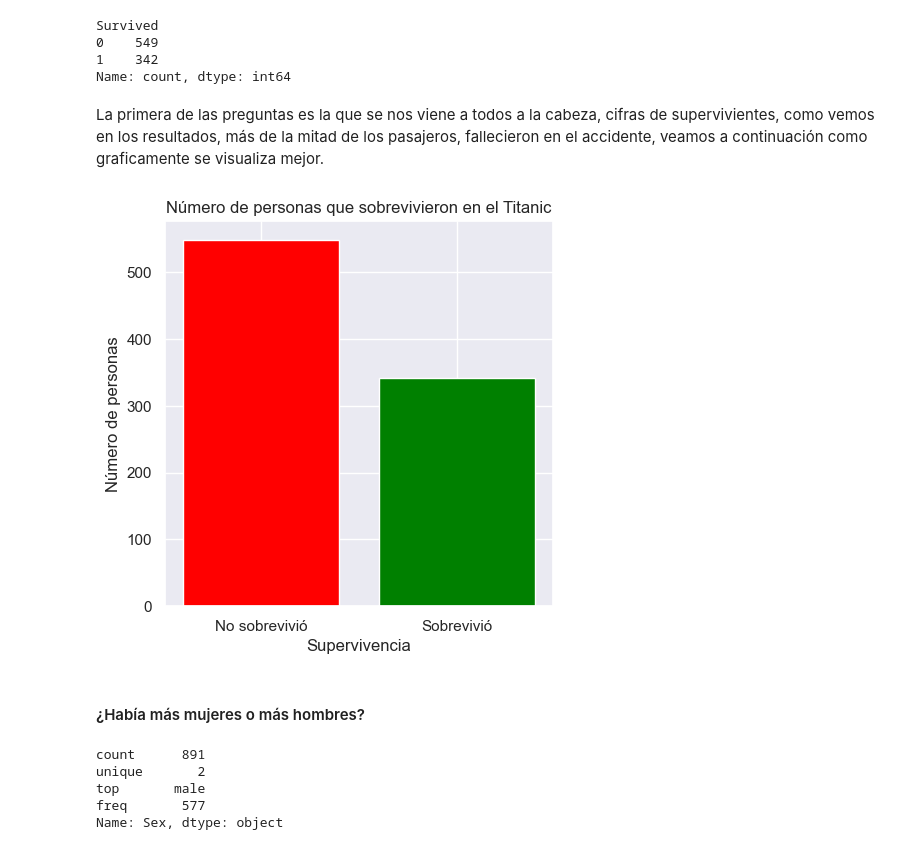
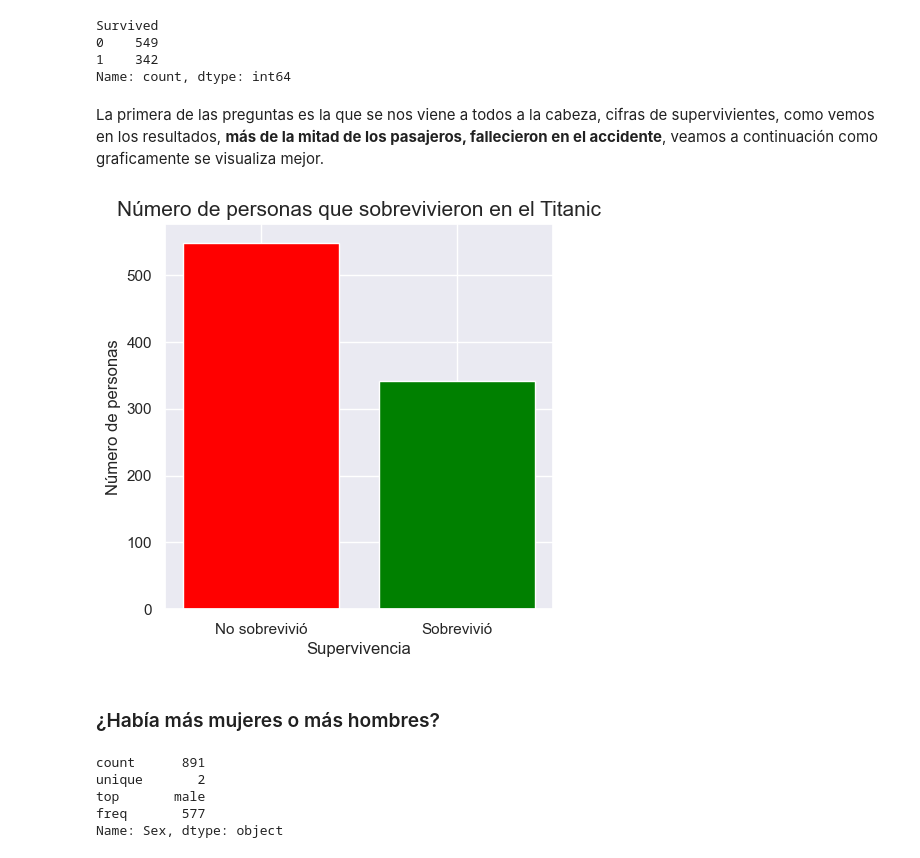
Before and after one commit to JaimeVecina/Ejercicio_Titanic_Proyecto, a Jupyter notebook: Ejercicio_Titanic.ipynb, the cells around one changed output. Drawn from its saved outputs; the diff is of its cells as text; code cells hidden in the pictures.

```diff
--- a/Ejercicio_Titanic.ipynb
+++ b/Ejercicio_Titanic.ipynb
@@ -302,23 +284,23 @@ Survived
 1    342
 Name: count, dtype: int64
 # %% [markdown]
-La primera de las preguntas es la que se nos viene a todos a la cabeza, cifras de supervivientes, como vemos en los resultados, más de la mitad de los pasajeros, fallecieron en el accidente, veamos a continuación como graficamente se visualiza mejor.
+La primera de las preguntas es la que se nos viene a todos a la cabeza, cifras de supervivientes, como vemos en los resultados, **más de la mitad de los pasajeros, fallecieron en el accidente**, veamos a continuación como graficamente se visualiza mejor.
 # %%
 # Crear un gráfico de barras para reflejarlo de maneras más fácil y visual
 supervivientes = df['Survived'].value_counts()
 supervivientes_columnas = ['No sobrevivió', 'Sobrevivió']
 
 plt.figure(figsize=(5, 5)) # Tamaño uniforme
 plt.bar(supervivientes_columnas, supervivientes, color=['red', 'green']) # Colores caracteristicos con la supervivencia
-plt.title('Número de personas que sobrevivieron en el Titanic')
+plt.title('Número de personas que sobrevivieron en el Titanic', fontsize=15)
 plt.xlabel('Supervivencia')
 plt.ylabel('Número de personas')
 
 plt.show()
 # %% [output]
-[figure, old version]
+[figure, new version]
 # %% [markdown]
-#### ¿Había más mujeres o más hombres?
+### ¿Había más mujeres o más hombres?
 # %%
 df['Sex'].describe()
 # %% [output]
```
Also changed, not shown: parts of 46 cells of this notebook.
